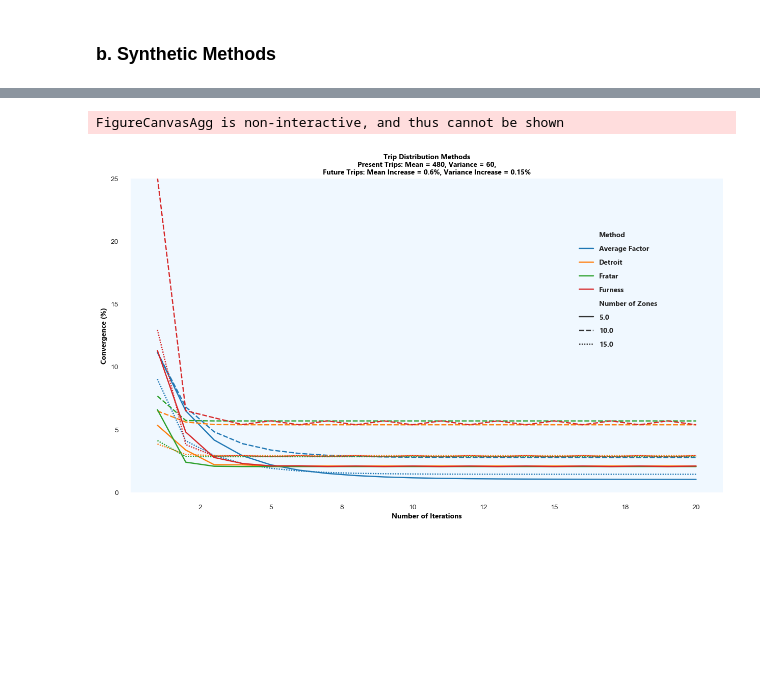
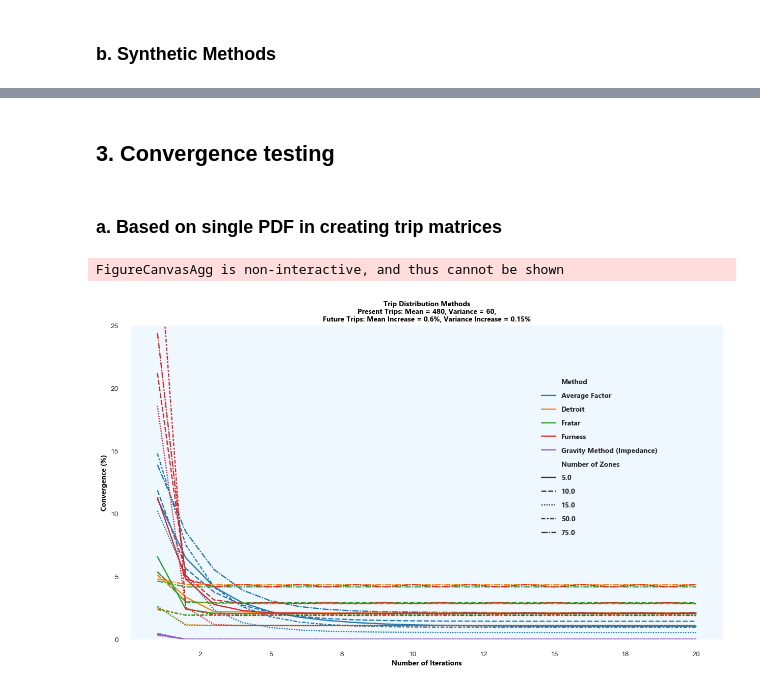
Before and after one commit to glennluigigarcia/Trip_Distribution, a Jupyter notebook: trip_dist.ipynb, the cells around one changed output, grey strips where cells are left out. Saved outputs shown, nothing was run; the diff lists cells and outputs as text; code cells hidden in the pictures; blank space fills up the shorter version.

Commit message:
Finalized dedicated convergence testing plot function, added and finalized Gravity Method (Impedance), and added and finalized convergence testing based on a single PDF

```diff
--- a/trip_dist.ipynb
+++ b/trip_dist.ipynb
@@ -396,7 +416,6 @@ def fur(present_trips, future_trips, growth_rate, fur_iteration):
     fur_array = np.zeros(((fur_iteration + 2) * present_trips.shape[-2], present_trips.shape[-1]))
     fur_recharging_array = np.zeros((present_trips.shape[-2], present_trips.shape[-1]))
     fur_recharging_growth_rate = np.zeros_like(fur_recharging_array, dtype=float)
-    fur_trip_growth_rate_divisor = np.zeros_like(present_trips, dtype=float)
 
     for i in range(present_trips.shape[-2]):
         for j in range(present_trips.shape[-1]):
@@ -517 +559,11 @@ def gm(present_trips, future_trips, growth_rate, gm_iteration):
+# %%
+base_trip_sum = np.transpose(np.array([[1880, 3024, 2043, 1516, 1810, 3216, 1015],
+                         [1456, 441, 1056, 6960, 121, 2845, 1648]]))
+gm_imp_dist = np.array([[375.75, 6532.47, 6766.26, 2567.14, 751.50, 3313.36, 3044.69],
+                       [6532.47, 2022.25, 4585.92, 4274.36, 7209.27, 4044.49, 4367.61],
+                       [6766.26, 4585.92, 1726.45, 4625.25, 7304.25, 3452.89, 4874.30],
+                       [2567.14, 4274.36, 4625.25, 586.18, 3243.95, 1172.36, 1436.81],
+                       [751.50, 7209.27, 7304.25, 3243.95, 375.75, 3851.36, 3721.49],
+                       [3313.36, 4044.49, 3452.89, 1172.36, 3851.36, 586.18, 2510.96],
+                       [3044.69, 4367.61, 4874.30, 1436.81, 3721.49, 2510.96, 718.40]])
 # %% [markdown]
@@ -519,5 +577,9 @@ def gm(present_trips, future_trips, growth_rate, gm_iteration):
+# %% [markdown]
+## 3. Convergence testing
+# %% [markdown]
+### a. Based on single PDF in creating trip matrices
 # %%
-def conv_test(dist_func_arr, n_zones, test_pre_mean, test_pre_var, factor_fut_mean, factor_fut_var, n_iter):
+def conv_test(dist_func_arr, n_zones, test_pre_mean, test_pre_var, factor_fut_mean, factor_fut_var, gm_imp_mean, gm_imp_var, gm_type, n_iter):
     np.random.seed(252)
     test_fut_mean = test_pre_mean * (1 + factor_fut_mean)
     test_fut_var = test_pre_var * (1 + factor_fut_var)
@@ -525,6 +587,7 @@ def conv_test(dist_func_arr, n_zones, test_pre_mean, test_pre_var, factor_fut_me
     arr_future = []
     arr_total_present = []
     growth_rate = []
+    gm_imp_dist = []
 
     for i in n_zones:
         mock_present = np.random.normal(loc=test_pre_mean, scale=test_pre_var, size=i**2).astype(int).reshape((i, i))
@@ -535,6 +598,8 @@ def conv_test(dist_func_arr, n_zones, test_pre_mean, test_pre_var, factor_fut_me
         mock_total_present_trips = np.transpose(np.vstack((mock_present.sum(axis=1), mock_present.sum(axis=0))))
         arr_total_present.append(mock_total_present_trips.tolist())
         growth_rate.append(mock_future / mock_total_present_trips)
+        mock_imp_dist = np.random.normal(loc=gm_imp_mean, scale=gm_imp_var, size=i**2).astype(int).reshape((i, i))
+        gm_imp_dist.append(mock_imp_dist.tolist())
 
     conv_arr = np.zeros((1, len(dist_func_arr) * n_iter * len(n_zones))).flatten()
     comp_df_method = np.zeros((1, len(dist_func_arr) * n_iter * len(n_zones))).astype('object').flatten()
@@ -565,6 +630,12 @@ def conv_test(dist_func_arr, n_zones, test_pre_mean, test_pre_var, factor_fut_me
                 for j in range(n_iter):
                     conv_arr[((i * n_iter) + (len(n_zones) * n_iter * n_method)) + j] = fur(np.array(arr_present[i]), np.array(arr_future[i]), np.array(growth_rate[i]), j + 1)
                     comp_df_method[((i * n_iter) + (len(n_zones) * n_iter * n_method)) + j] = 'Furness'
+                    comp_df_zones[((i * n_iter) + (len(n_zones) * n_iter * n_method)) + j] = n_zones[i]
+        elif dist_func_arr[n_method] == 'GMImp':
+            for i in range(len(n_zones)):
+                for j in range(n_iter):
+                    conv_arr[((i * n_iter) + (len(n_zones) * n_iter * n_method)) + j] = gm_imp(np.array(arr_total_present[i]), np.array(gm_imp_dist[i]), gm_type=gm_type, gm_iteration=j + 1)
+                    comp_df_method[((i * n_iter) + (len(n_zones) * n_iter * n_method)) + j] = 'Gravity Method (Impedance)'
                     comp_df_zones[((i * n_iter) + (len(n_zones) * n_iter * n_method)) + j] = n_zones[i]
 
     comparison_df = pd.DataFrame({
@@ -603,7 +674,8 @@ def conv_test(dist_func_arr, n_zones, test_pre_mean, test_pre_var, factor_fut_me
     plt.ylim(0,25)
     fig.show()
 # %%
-conv_test(dist_func_arr=['AFM', 'DM', 'FM', 'FurM'], n_zones=[5,10,15], test_pre_mean=480, test_pre_var=60, factor_fut_mean=0.6, factor_fut_var=0.15, n_iter=20)
+conv_test(dist_func_arr=['AFM', 'DM', 'FM', 'FurM', 'GMImp'], n_zones=[5,10,15,50,75], test_pre_mean=480, test_pre_var=60,
+          factor_fut_mean=0.6, factor_fut_var=0.15, gm_imp_mean=5000, gm_imp_var=50, gm_type="ATT", n_iter=20)
 # %% [output]
 FigureCanvasAgg is non-interactive, and thus cannot be shown
-[figure, old version]
+[figure, new version]
```
Also changed, not shown: parts of 14 cells of this notebook.
